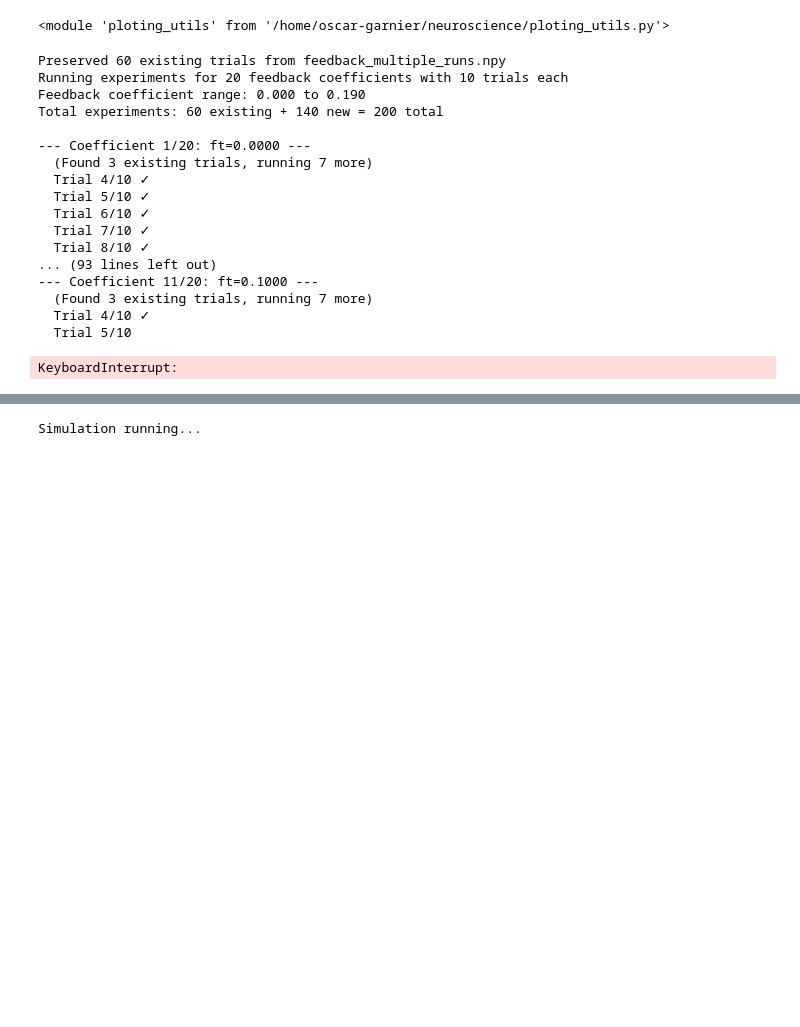
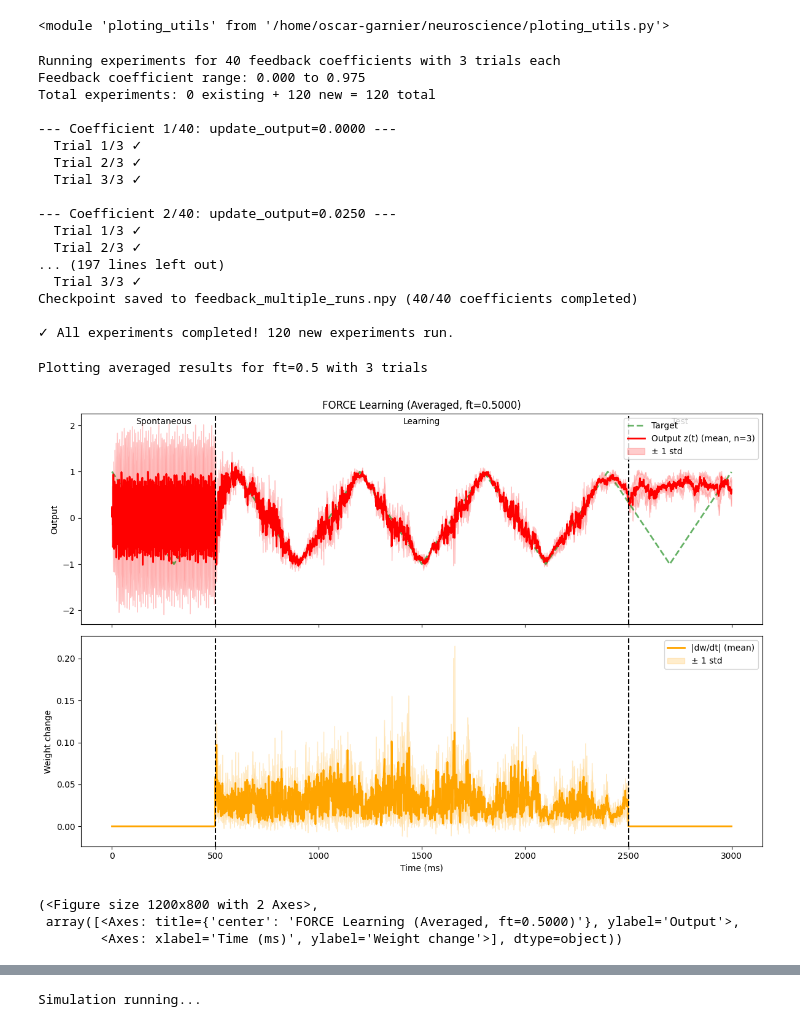
Before and after one commit to MarcosElFlamenco/force_learning_neuroscience, a Jupyter notebook: FORCE_learning.ipynb, the cells around one changed output, grey strips where cells are left out. Drawn from its saved outputs; the diff is of its cells as text; code cells hidden in the pictures; blank space fills up the shorter version.

Commit message:
experiments are run

```diff
--- a/FORCE_learning.ipynb
+++ b/FORCE_learning.ipynb
@@ -10,28 +10,36 @@ importlib.reload(ploting_utils)
 # %% [output]
 <module 'ploting_utils' from '/home/oscar-garnier/neuroscience/ploting_utils.py'>
 # %%
-
+## The big experiment
 importlib.reload(force_learning)
-final_data = force_learning.feedback_term_multiple_runs(max_feedback_term=0.2,num_coefficients=20, num_trials=10)
+final_data = force_learning.feedback_term_multiple_runs(max_feedback_term=1.0,num_coefficients=40, num_trials=6)
 # %% [output]
-Preserved 60 existing trials from feedback_multiple_runs.npy
-Running experiments for 20 feedback coefficients with 10 trials each
-Feedback coefficient range: 0.000 to 0.190
-Total experiments: 60 existing + 140 new = 200 total
+Running experiments for 40 feedback coefficients with 3 trials each
+Feedback coefficient range: 0.000 to 0.975
+Total experiments: 0 existing + 120 new = 120 total
 
---- Coefficient 1/20: ft=0.0000 ---
-  (Found 3 existing trials, running 7 more)
-  Trial 4/10 ✓
-  Trial 5/10 ✓
-  Trial 6/10 ✓
-  Trial 7/10 ✓
-  Trial 8/10 ✓
-... (93 lines left out)
---- Coefficient 11/20: ft=0.1000 ---
-  (Found 3 existing trials, running 7 more)
-  Trial 4/10 ✓
-  Trial 5/10
+--- Coefficient 1/40: update_output=0.0000 ---
+  Trial 1/3 ✓
+  Trial 2/3 ✓
+  Trial 3/3 ✓
+
+--- Coefficient 2/40: update_output=0.0250 ---
+  Trial 1/3 ✓
+  Trial 2/3 ✓
+... (197 lines left out)
+  Trial 3/3 ✓
+Checkpoint saved to feedback_multiple_runs.npy (40/40 coefficients completed)
+
+✓ All experiments completed! 120 new experiments run.
-KeyboardInterrupt:
+# %%
+importlib.reload(ploting_utils)
+ploting_utils.plot_force_learning_averaged("feedback_multiple_runs.npy",ft_value = 0.5)
+# %% [output]
+Plotting averaged results for ft=0.5 with 3 trials
+[figure, added]
+(<Figure size 1200x800 with 2 Axes>,
+ array([<Axes: title={'center': 'FORCE Learning (Averaged, ft=0.5000)'}, ylabel='Output'>,
+        <Axes: xlabel='Time (ms)', ylabel='Weight change'>], dtype=object))
 # %%
 importlib.reload(ploting_utils)
 def integrated_error(time, x_hist, z_hist, w_norm_hist, target_hist):
```
Also changed, not shown: parts of 5 cells of this notebook, 6 other files.
